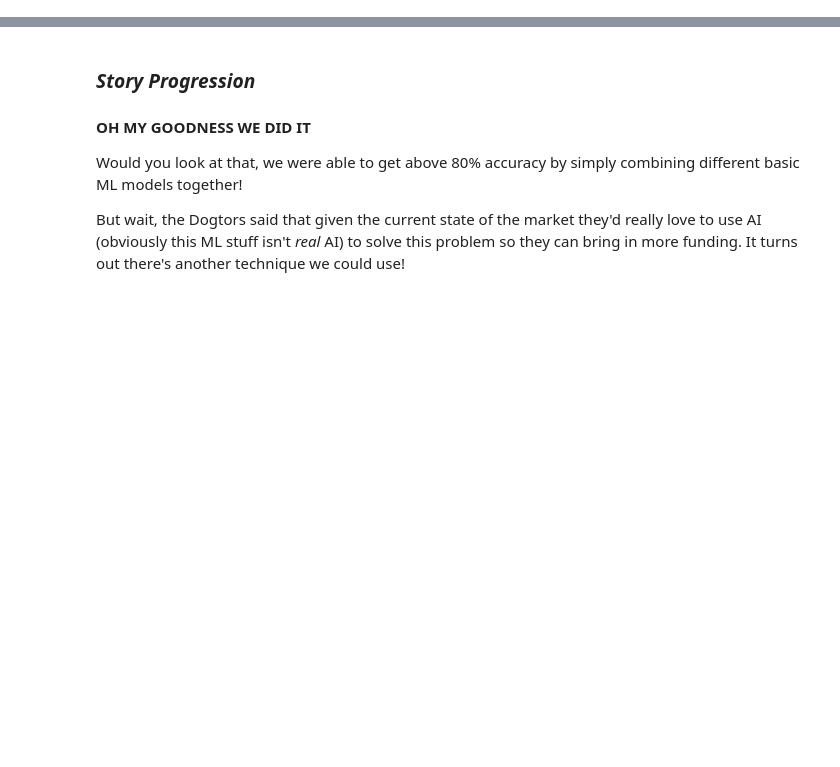
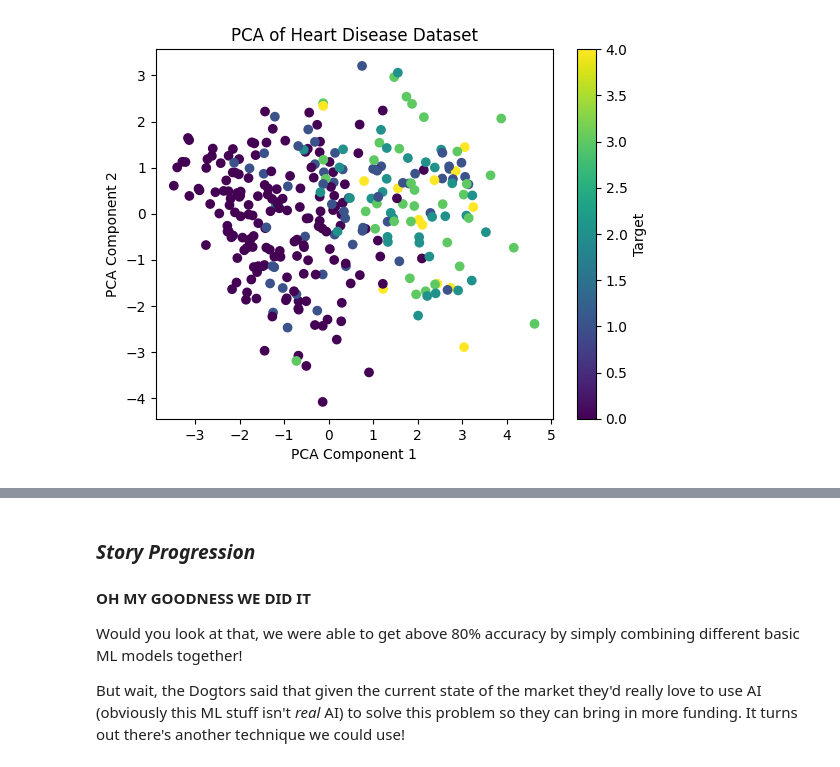
Before and after one commit to wtheisen/nd-cse-30124-homeworks, a Jupyter notebook: practicum/practicum.ipynb, the cells around one changed output, grey strips where cells are left out. Cells and saved outputs as stored; diff of their text form; code cells hidden in the pictures; blank space fills up the shorter version.

```diff
--- a/practicum/practicum.ipynb
+++ b/practicum/practicum.ipynb
@@ -497,0 +179,8 @@ evaluate_models(X_resampled, y_resampled)
+# %%
+from sklearn.preprocessing import StandardScaler
+
+# TODO: Scale the dataset
+# LINES: 2
+
+scaler = StandardScaler()
+X_scaled = scaler.fit_transform(df.drop(columns='target'))
@@ -497,0 +202,18 @@ evaluate_models(X_resampled, y_resampled)
+# %%
+from sklearn.decomposition import PCA
+import matplotlib.pyplot as plt
+
+# TODO: Use PCA to reduce to 2D for visualization
+# LINES: 2
+pca = PCA(n_components=2)
+X_pca = pca.fit_transform(X_scaled)
+
+# Plot PCA result
+plt.scatter(X_pca[:, 0], X_pca[:, 1], c=df['target'])
+plt.title('PCA of Heart Disease Dataset')
+plt.xlabel('PCA Component 1')
+plt.ylabel('PCA Component 2')
+plt.colorbar(label='Target')
+plt.show()
+# %% [output]
+[figure, added]
```
Also changed, not shown: parts of 68 cells of this notebook, 14 other files.
